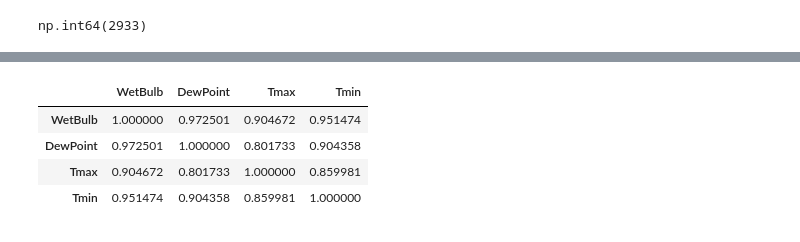
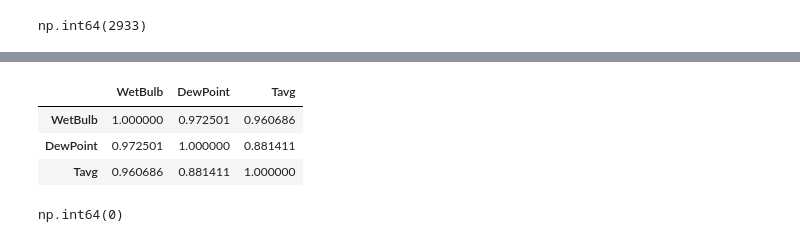
Before and after one commit to acies-saichandu-manchala/Capstone_Project, a Jupyter notebook: Cpastone EDA.ipynb, the cells around one changed output, grey strips where cells are left out. Drawn from its saved outputs; the diff is of its cells as text; code cells hidden in the pictures.

Commit message:
Completely Cleaned Weather

```diff
--- a/Cpastone EDA.ipynb
+++ b/Cpastone EDA.ipynb
@@ -75,6 +66,7 @@ np.int64(2933)
 # %%
 weather_data['Tavg'] = np.ceil((weather_data['Tmax'] + weather_data['Tmin']) / 2)
 # %%
-cols_to_drop = ['Depart','Depth','Water1','SnowFall']
+cols_to_drop = ['Depart','Depth','Water1','SnowFall','Sunrise','Sunset']
 weather_data = weather_data.drop(cols_to_drop, axis=1)
-weather_data
+columns_to_float = ['Heat','Cool','StnPressure','SeaLevel','AvgSpeed']
+weather_data[columns_to_float] = weather_data[columns_to_float].apply(pd.to_numeric, errors='coerce')
@@ -95,9 +89,13 @@ weather_data
 # %%
-weather_data[["WetBulb","DewPoint","Tmax","Tmin"]].corr()
+weather_data['WetBulb'] = weather_data['WetBulb'].astype(float)
+weather_data[["WetBulb","DewPoint","Tavg"]].corr()
 # %% [output]
-|  | WetBulb | DewPoint | Tmax | Tmin |
-| WetBulb | 1.000000 | 0.972501 | 0.904672 | 0.951474 |
-| DewPoint | 0.972501 | 1.000000 | 0.801733 | 0.904358 |
-| Tmax | 0.904672 | 0.801733 | 1.000000 | 0.859981 |
-| Tmin | 0.951474 | 0.904358 | 0.859981 | 1.000000 |
+|  | WetBulb | DewPoint | Tavg |
+| WetBulb | 1.000000 | 0.972501 | 0.960686 |
+| DewPoint | 0.972501 | 1.000000 | 0.881411 |
+| Tavg | 0.960686 | 0.881411 | 1.000000 |
+# %%
+(weather_data['WetBulb'] == np.ceil((weather_data['Tavg'] + weather_data['DewPoint']) / 2)-8).sum()
+# %% [output]
+np.int64(0)
 # %%
```
Also changed, not shown: parts of 26 cells of this notebook.
